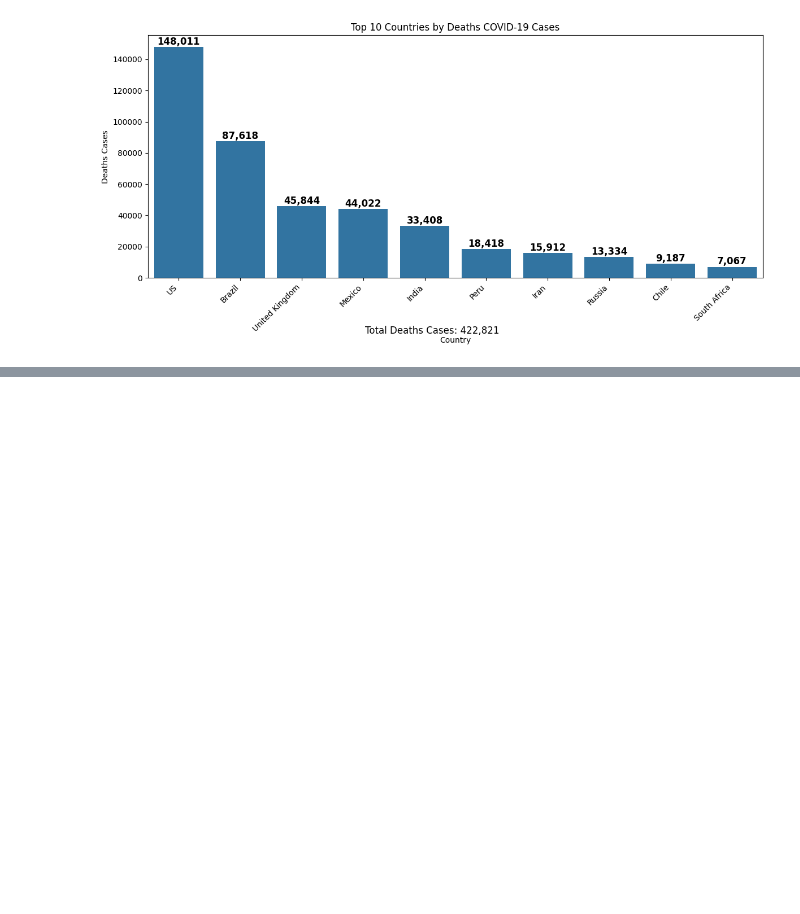
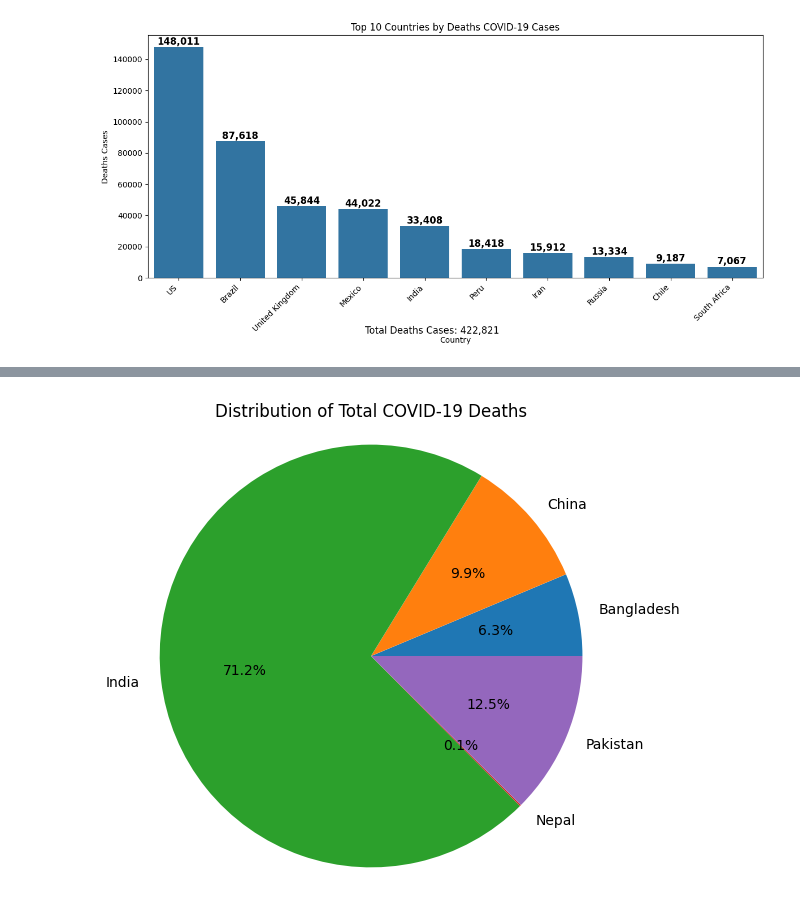
Before and after one commit to SAIFUL-SIFAT/Covid-19-Analysis_2020, a Jupyter notebook: covid-19_analysis.ipynb, the cells around one changed output, grey strips where cells are left out. Cells and saved outputs as stored; diff of their text form; code cells hidden in the pictures; blank space fills up the shorter version.

```diff
--- a/covid-19_analysis.ipynb
+++ b/covid-19_analysis.ipynb
@@ -168,0 +198,8 @@ plt.show()
+# %%
+plt.figure(figsize=(6, 6))
+plt.pie(latest_data['Deaths'], labels=latest_data['Country/Region'], autopct='%1.1f%%')
+plt.title('Distribution of Total COVID-19 Deaths')
+plt.axis('equal')
+plt.show()
+# %% [output]
+[figure, added]
```
Also changed, not shown: parts of 8 cells of this notebook.
